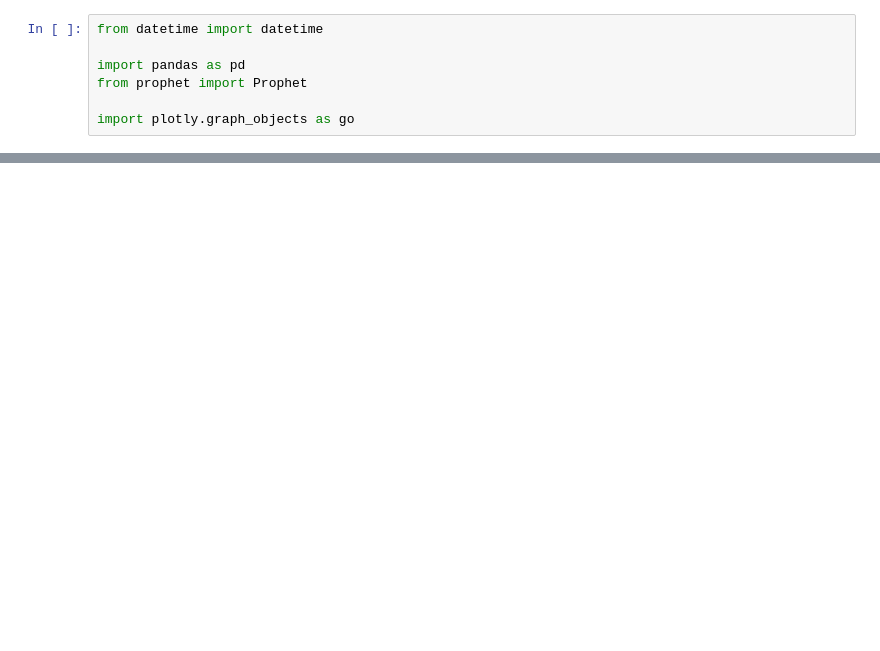
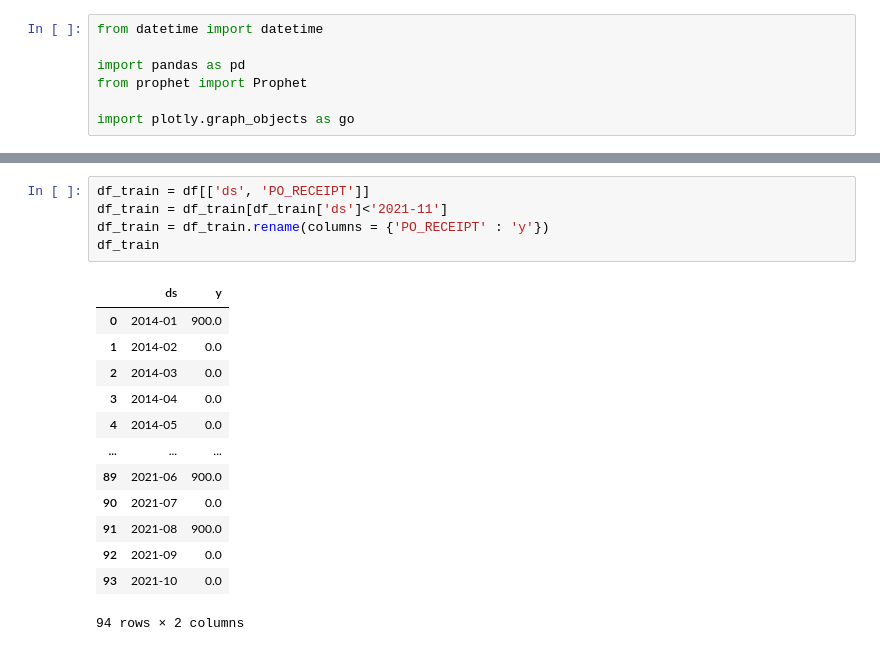
Before and after one commit to Sohn6523/Automation-Demand-Forecast, a Jupyter notebook: notebooks/prophet_item3.ipynb, the cells around one changed output, grey strips where cells are left out. Drawn from its saved outputs; the diff is of its cells as text; blank space fills up the shorter version.

```diff
--- a/notebooks/prophet_item3.ipynb
+++ b/notebooks/prophet_item3.ipynb
@@ -24,0 +35,19 @@ df_tmp
+# %%
+df_train = df[['ds', 'PO_RECEIPT']]
+df_train = df_train[df_train['ds']<'2021-11']
+df_train = df_train.rename(columns = {'PO_RECEIPT' : 'y'})
+df_train
+# %% [output]
+|  | ds | y |
+| 0 | 2014-01 | 900.0 |
+| 1 | 2014-02 | 0.0 |
+| 2 | 2014-03 | 0.0 |
+| 3 | 2014-04 | 0.0 |
+| 4 | 2014-05 | 0.0 |
+| ... | ... | ... |
+| 89 | 2021-06 | 900.0 |
+| 90 | 2021-07 | 0.0 |
+| 91 | 2021-08 | 900.0 |
+| 92 | 2021-09 | 0.0 |
+| 93 | 2021-10 | 0.0 |
+94 rows × 2 columns
```
Also changed, not shown: parts of 8 cells of this notebook.
